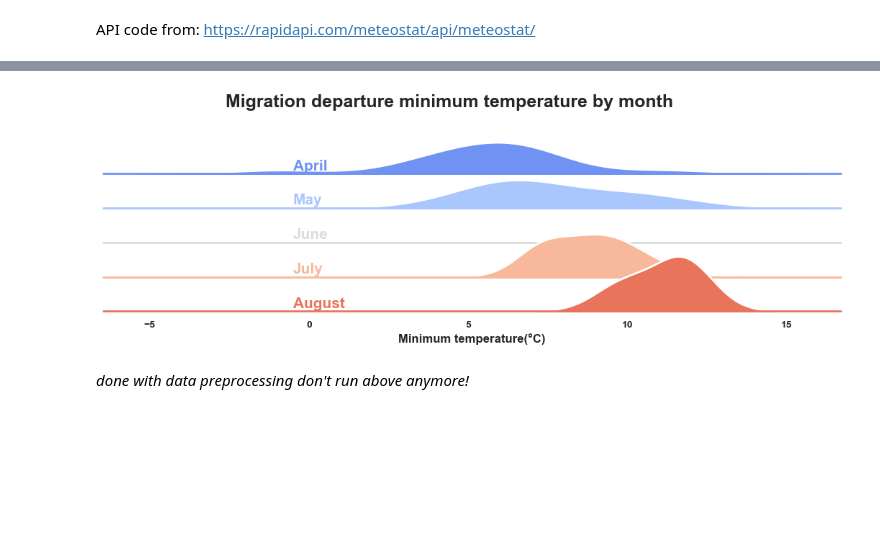
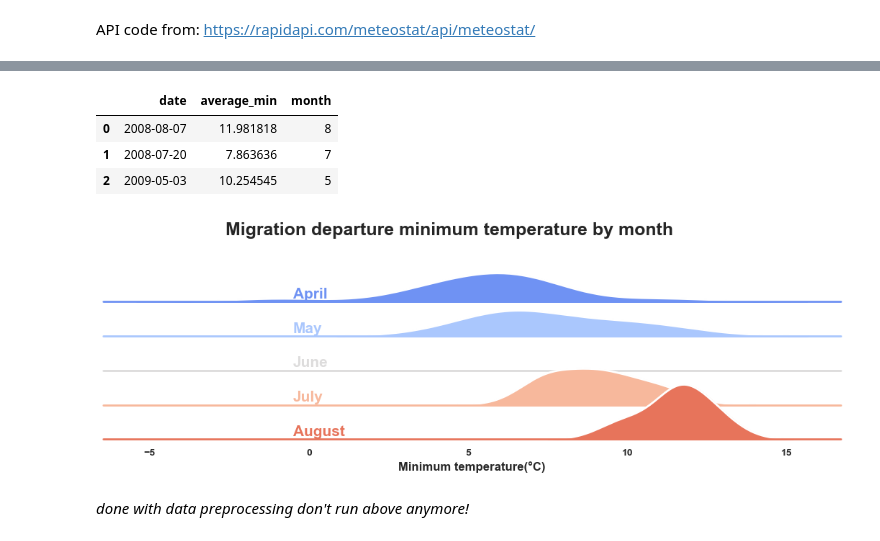
Before and after one commit to bellalongo/godwit-migrations, a Jupyter notebook: bird_mirgrations.ipynb, the cells around one changed output, grey strips where cells are left out. Saved outputs shown, nothing was run; the diff lists cells and outputs as text; code cells hidden in the pictures; blank space fills up the shorter version.

```diff
--- a/bird_mirgrations.ipynb
+++ b/bird_mirgrations.ipynb
@@ -148,39 +133,47 @@ temp_df['month'] = pd.to_datetime(temp_df['date']).dt.month
 # Convert to csv for safe keeping
 df = pd.DataFrame(csv_data)
 df.to_csv('temperature_data.csv', index=False)
+# %%
+# Temp dataframe example
+temp_df.head(3)
+# %% [output]
+|  | date | average_min | month |
+| 0 | 2008-08-07 | 11.981818 | 8 |
+| 1 | 2008-07-20 | 7.863636 | 7 |
+| 2 | 2009-05-03 | 10.254545 | 5 |
 # %%
 # Source: https://python-graph-gallery.com/ridgeline-graph-seaborn/
 sns.set_theme(style="white", rc={"axes.facecolor": (0, 0, 0, 0)})
-palette = sns.color_palette(palette='coolwarm', n_colors=5)
+pal = sns.color_palette(palette='coolwarm', n_colors=5)
 
 # Define dictionaries to make plot pretty
 month_dict = {4: 'April', 5: 'May', 6: 'June', 7: 'July', 8: 'August'}
 
 # Plot outline
 g = sns.FacetGrid(temp_df, row='month', aspect=15, height=0.75, palette=pal, hue='month')
 g.map(sns.kdeplot, 'average_min', bw_adjust=1, clip_on=False, fill=True, alpha=1, linewidth=1.5)
 g.map(sns.kdeplot, 'average_min', bw_adjust=1, clip_on=False, color="w", lw=2)
 g.map(plt.axhline, y=0, lw=2, clip_on=False)
 
 # Add month names to plot
 for i, ax in enumerate(g.axes.flat):
     ax.text(-0.5, 0.02, month_dict[i+4], fontweight='bold', fontsize=15, color=ax.lines[-1].get_color())
 g.fig.subplots_adjust(hspace=-0.4)
 
 # Remove ugly titles
 g.set_titles("")
 g.set(ylabel="")
 g.set(yticks=[])
 g.despine(bottom=True, left=True)
 
 # Pretty titles
 plt.setp(ax.get_xticklabels(), fontsize=10, fontweight='bold')
 plt.xlabel('Minimum temperature(°C)', fontweight='bold', fontsize=12)
 g.fig.suptitle('Migration departure minimum temperature by month', ha='center', fontsize=18, fontweight='bold')
 
 plt.show()
 # %% [output]
-[figure, old version]
+[figure, new version]
 # %% [markdown]
 *done with data preprocessing don't run above anymore!*
 # %% [markdown]
```
Also changed, not shown: parts of 12 cells of this notebook.
